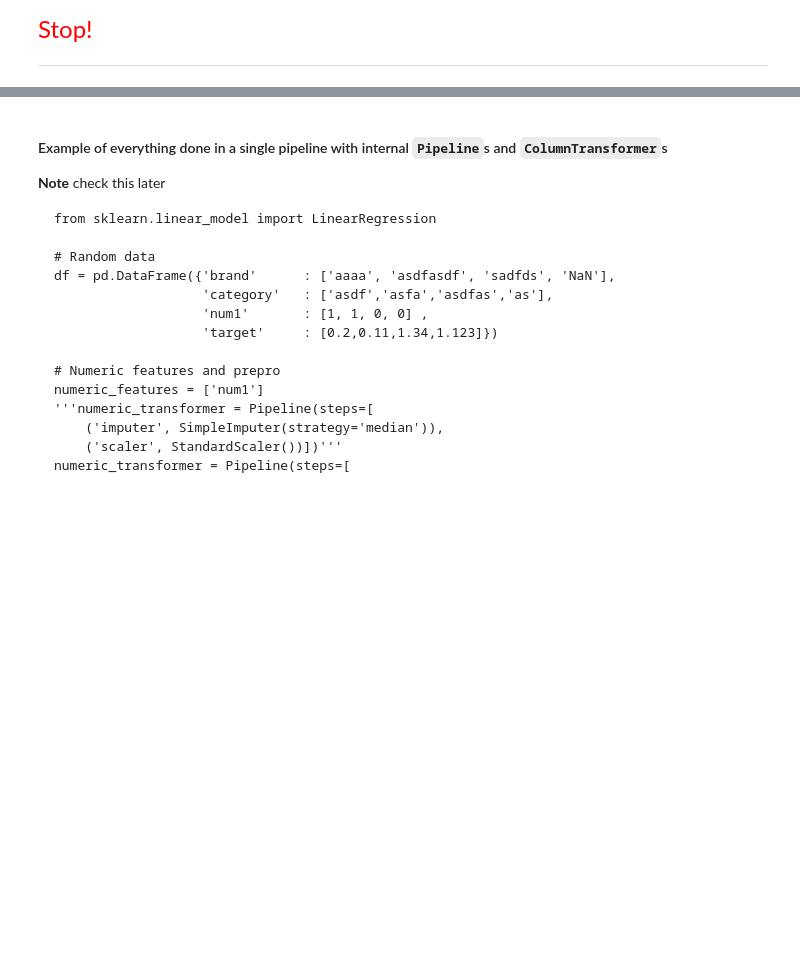
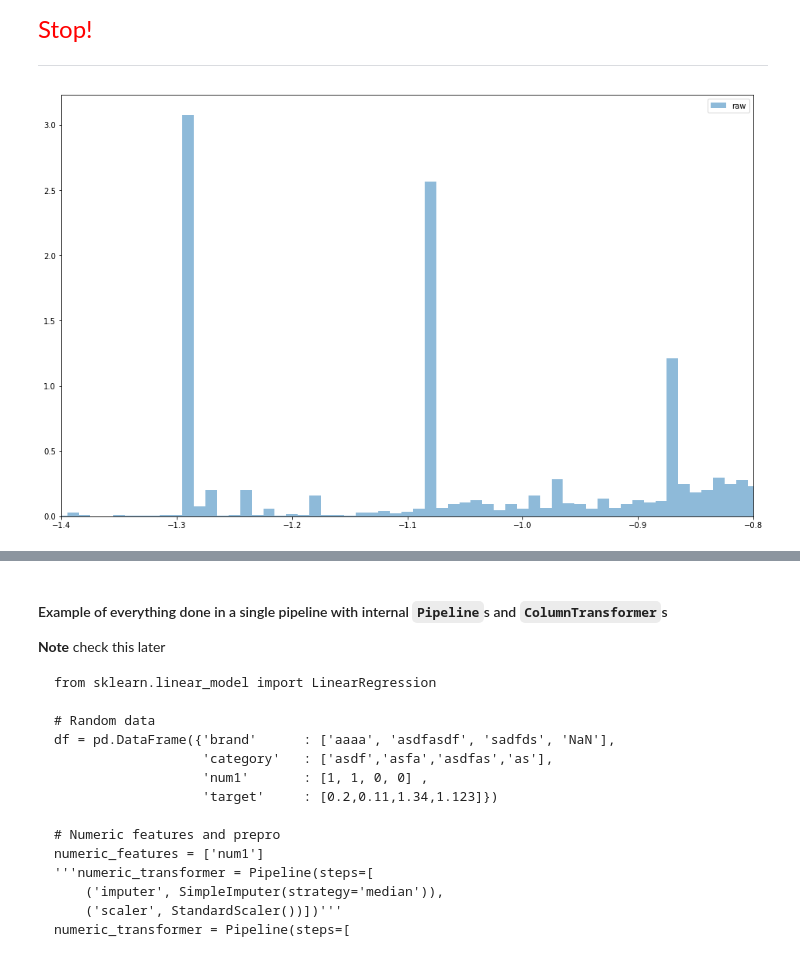
Before and after one commit to m-salewski/data-modeling-protocol, a Jupyter notebook: notebooks/modeling/sberbank_russian_housing__main.ipynb, the cells around one changed output, grey strips where cells are left out. Cells and saved outputs as stored; diff of their text form; code cells hidden in the pictures; blank space fills up the shorter version.

```diff
--- a/notebooks/modeling/sberbank_russian_housing__main.ipynb
+++ b/notebooks/modeling/sberbank_russian_housing__main.ipynb
@@ -517,3 +539,15 @@ ax[1].legend();
     Stop!
 </font>
 <hr style="border: solid rgb(255,0,0) 0.0px; background-color: rgb(255,0,0);height: 2.0px;"/>
+# %%
+bin_width = 0.01
+bins=np.arange(-2,12 + bin_width, bin_width)
+hist_df_price_doc, _ = np.histogram(df.price_doc.values, bins=bins, density=True)
+
+fig, ax = plt.subplots(1,1,figsize=[16,10])
+#ax.bar( x=bins[:-1],height=hist_test, width=bin_width, label='test', alpha=0.5)
+ax.bar( x=bins[:-1],height=hist_df_price_doc, width=bin_width, label='raw', alpha=0.5)
+ax.set_xlim(-1.4, -0.8)
+ax.legend();
+# %% [output]
+[figure, added]
```
Also changed, not shown: parts of 24 cells of this notebook, 1 other file.
